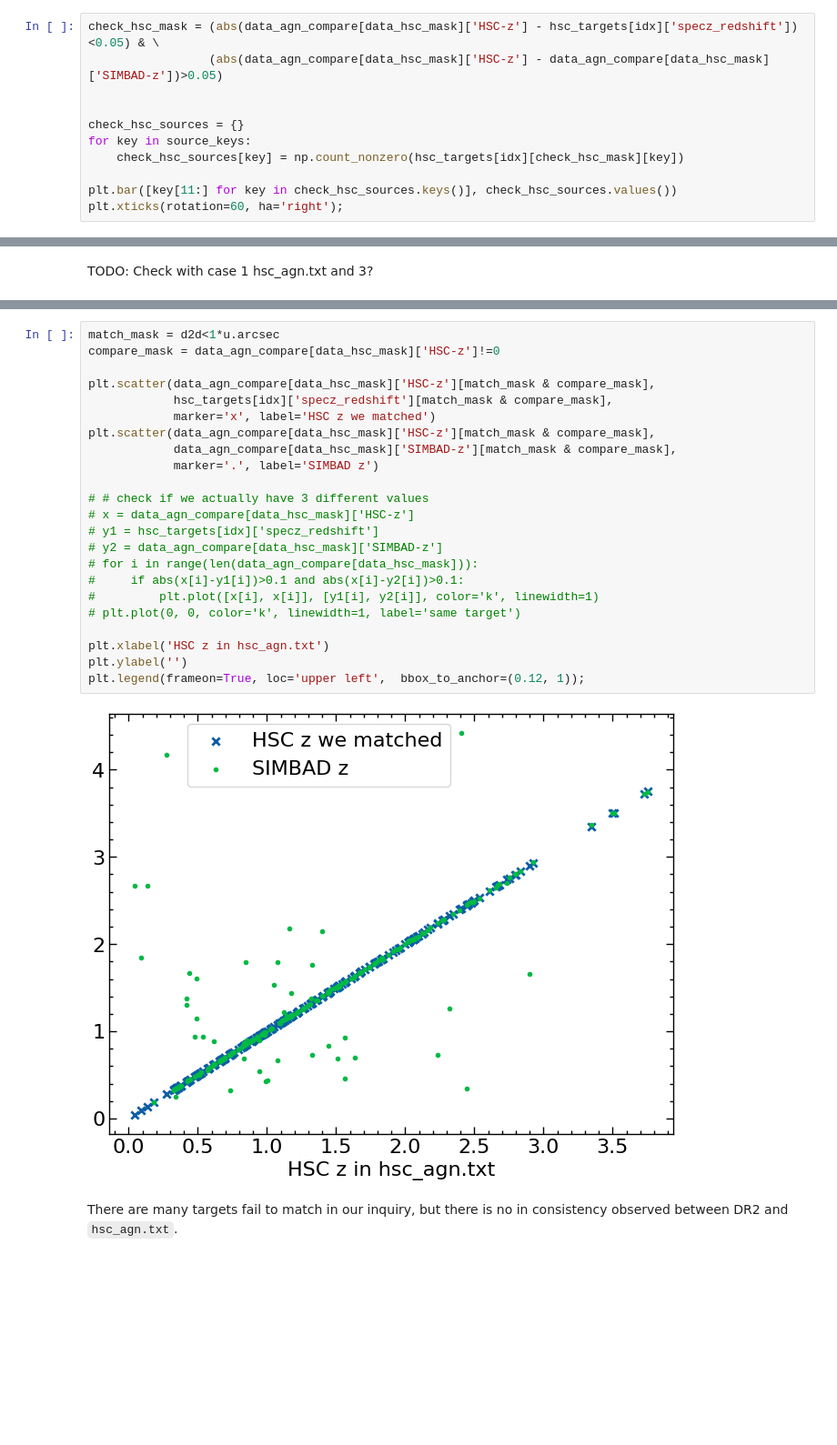
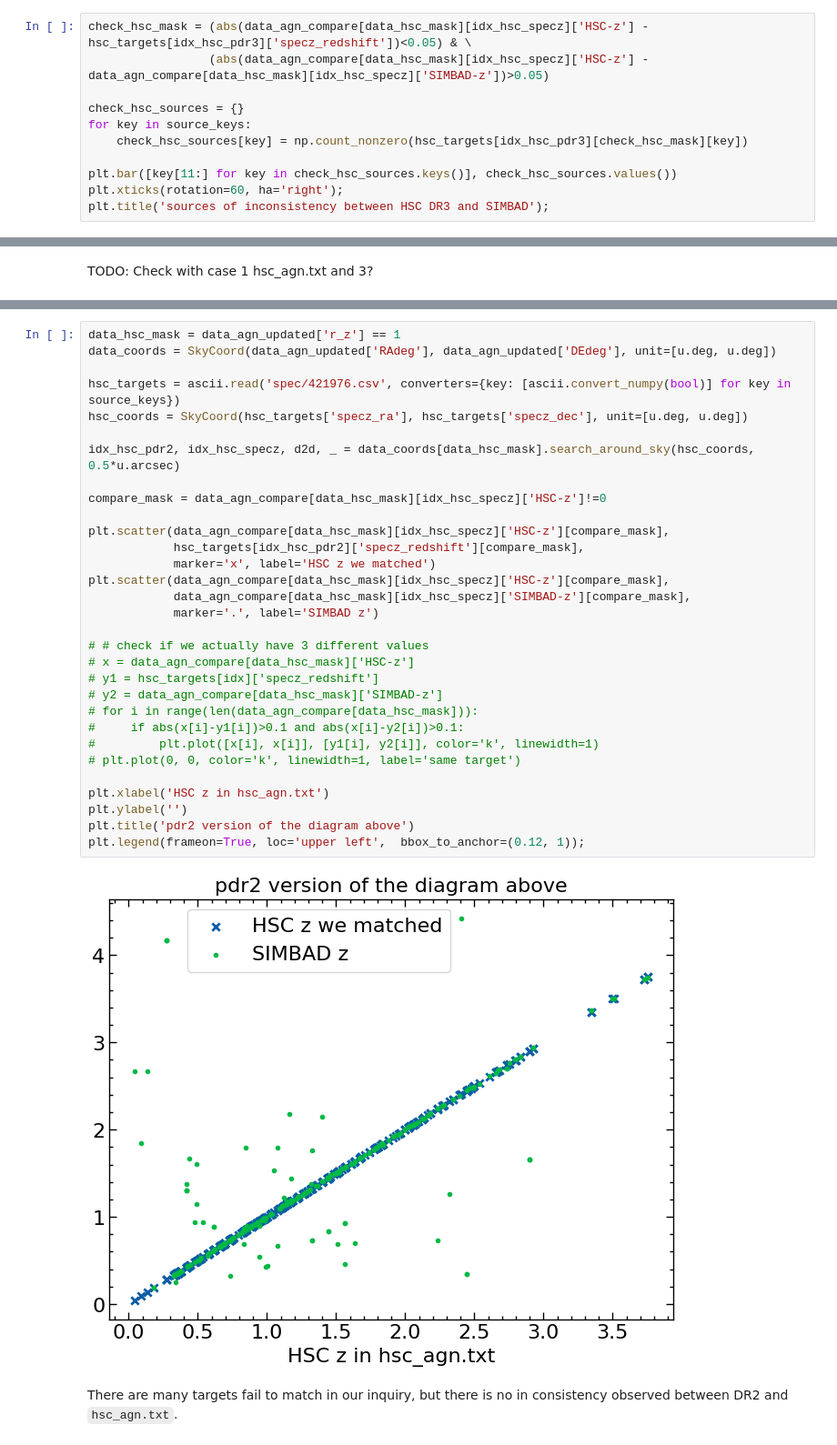
Before and after one commit to Chisen-Lupus/dwarf_agn_cosmos, a Jupyter notebook: hsc-ssp-download.ipynb, the cells around one changed output, grey strips where cells are left out. Shown at 91% size. Saved outputs shown, nothing was run; the diff lists cells and outputs as text; blank space fills up the shorter version.

```diff
--- a/hsc-ssp-download.ipynb
+++ b/hsc-ssp-download.ipynb
@@ -317,14 +312,14 @@ One possible reason for those off `x` (1. and 3.) is that they used L1 norm inst
 # %% [markdown]
 #### For case 2, we check which database the inconsistent values come from.
 # %%
-check_hsc_mask = (abs(data_agn_compare[data_hsc_mask]['HSC-z'] - hsc_targets[idx]['specz_redshift'])<0.05) & \
-                 (abs(data_agn_compare[data_hsc_mask]['HSC-z'] - data_agn_compare[data_hsc_mask]['SIMBAD-z'])>0.05)
-
+check_hsc_mask = (abs(data_agn_compare[data_hsc_mask][idx_hsc_specz]['HSC-z'] - hsc_targets[idx_hsc_pdr3]['specz_redshift'])<0.05) & \
+                 (abs(data_agn_compare[data_hsc_mask][idx_hsc_specz]['HSC-z'] - data_agn_compare[data_hsc_mask][idx_hsc_specz]['SIMBAD-z'])>0.05)
 
 check_hsc_sources = {}
 for key in source_keys:
-    check_hsc_sources[key] = np.count_nonzero(hsc_targets[idx][check_hsc_mask][key])
+    check_hsc_sources[key] = np.count_nonzero(hsc_targets[idx_hsc_pdr3][check_hsc_mask][key])
 
 plt.bar([key[11:] for key in check_hsc_sources.keys()], check_hsc_sources.values())
 plt.xticks(rotation=60, ha='right');
+plt.title('sources of inconsistency between HSC DR3 and SIMBAD');
 # %% [output]
@@ -386,28 +370,36 @@ plt.hist(d2d.to(u.arcsec).value, bins=100);
 # %%
-match_mask = d2d<1*u.arcsec
-compare_mask = data_agn_compare[data_hsc_mask]['HSC-z']!=0
+data_hsc_mask = data_agn_updated['r_z'] == 1
+data_coords = SkyCoord(data_agn_updated['RAdeg'], data_agn_updated['DEdeg'], unit=[u.deg, u.deg])
 
-plt.scatter(data_agn_compare[data_hsc_mask]['HSC-z'][match_mask & compare_mask],
-            hsc_targets[idx]['specz_redshift'][match_mask & compare_mask],
+hsc_targets = ascii.read('spec/421976.csv', converters={key: [ascii.convert_numpy(bool)] for key in source_keys})
+hsc_coords = SkyCoord(hsc_targets['specz_ra'], hsc_targets['specz_dec'], unit=[u.deg, u.deg])
+
+idx_hsc_pdr2, idx_hsc_specz, d2d, _ = data_coords[data_hsc_mask].search_around_sky(hsc_coords, 0.5*u.arcsec)
+
+compare_mask = data_agn_compare[data_hsc_mask][idx_hsc_specz]['HSC-z']!=0
+
+plt.scatter(data_agn_compare[data_hsc_mask][idx_hsc_specz]['HSC-z'][compare_mask],
+            hsc_targets[idx_hsc_pdr2]['specz_redshift'][compare_mask],
             marker='x', label='HSC z we matched')
-plt.scatter(data_agn_compare[data_hsc_mask]['HSC-z'][match_mask & compare_mask],
-            data_agn_compare[data_hsc_mask]['SIMBAD-z'][match_mask & compare_mask],
+plt.scatter(data_agn_compare[data_hsc_mask][idx_hsc_specz]['HSC-z'][compare_mask],
+            data_agn_compare[data_hsc_mask][idx_hsc_specz]['SIMBAD-z'][compare_mask],
             marker='.', label='SIMBAD z')
 
 # # check if we actually have 3 different values
 # x = data_agn_compare[data_hsc_mask]['HSC-z']
 # y1 = hsc_targets[idx]['specz_redshift']
 # y2 = data_agn_compare[data_hsc_mask]['SIMBAD-z']
 # for i in range(len(data_agn_compare[data_hsc_mask])):
 #     if abs(x[i]-y1[i])>0.1 and abs(x[i]-y2[i])>0.1:
 #         plt.plot([x[i], x[i]], [y1[i], y2[i]], color='k', linewidth=1)
 # plt.plot(0, 0, color='k', linewidth=1, label='same target')
 
 plt.xlabel('HSC z in hsc_agn.txt')
 plt.ylabel('')
+plt.title('pdr2 version of the diagram above')
 plt.legend(frameon=True, loc='upper left',  bbox_to_anchor=(0.12, 1));
 # %% [output]
-[figure, old version]
+[figure, new version]
 # %% [markdown]
 There are many targets fail to match in our inquiry, but there is no in consistency observed between DR2 and `hsc_agn.txt`.
 # %% [markdown]
```
Also changed, not shown: parts of 8 cells of this notebook, 1 other file.
